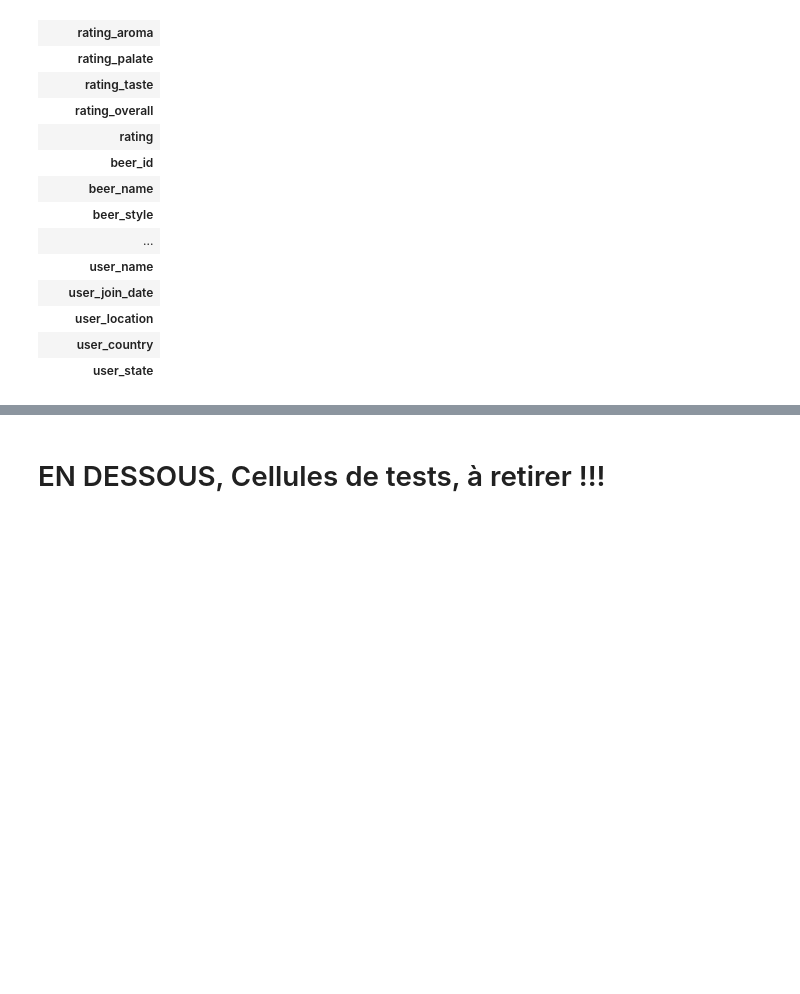
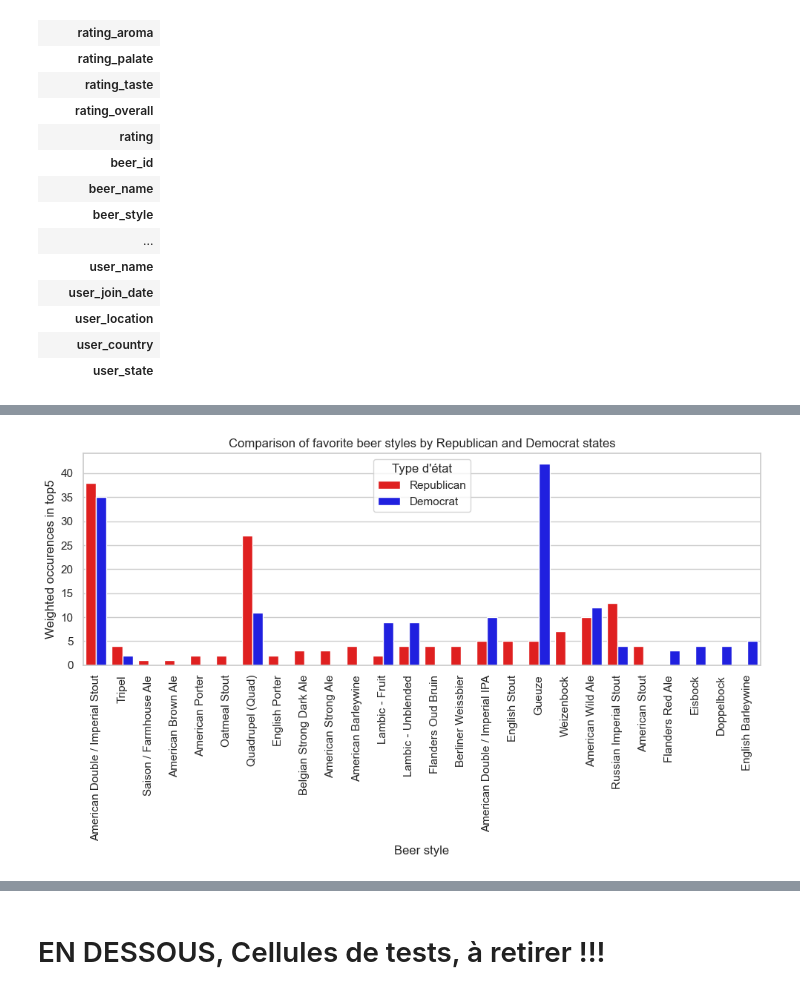
Before and after one commit to epfl-ada/ada-2024-project-casiervert952, a Jupyter notebook: analysis.ipynb, the cells around one changed output, grey strips where cells are left out. Saved outputs shown, nothing was run; the diff lists cells and outputs as text; code cells hidden in the pictures; blank space fills up the shorter version.

```diff
--- a/analysis.ipynb
+++ b/analysis.ipynb
@@ -832,3 +816,48 @@ display(pd_top5_democrat)
+# %%
+#Add weight in counts, from top1 to top5 : weights = [5,4,3,2,1]
+x = pd.Series()
+for i in range(pd_top5_republican.shape[0]):
+    weight = 5-i
+    #display(pd_top5_republican.drop(['Top 5'],axis = 1).loc[i].value_counts()*weight)
+    x = pd.concat((x,pd_top5_republican.drop(['Top 5'],axis = 1).loc[i].value_counts()*weight))
+
+y = pd.Series()
+for i in range(pd_top5_democrat.shape[0]):
+    weight = 5-i
+    y = pd.concat((y,pd_top5_democrat.drop(['Top 5'],axis = 1).loc[i].value_counts()*weight))
+
+x = x.groupby(x.index).sum().sort_values(ascending=False)
+y = y.groupby(y.index).sum().sort_values(ascending=False)
+
+rep_top = pd.DataFrame({
+    'Beer styles': x.index,
+    'Weighted count' : x.values,
+})
+dem_top = pd.DataFrame({
+    'Beer styles': y.index,
+    'Weighted count' : y.values,
+})
+
+rep_top['State type'] = 'Republican'
+dem_top['State type'] = 'Democrat'
+# %%
+df_combined = pd.concat([rep_top,dem_top]).sort_values(by = ['State type'],ascending=False)
+# Créer le graphique
+plt.figure(figsize=(10, 6))
+sns.barplot(x='Beer styles', y='Weighted count', hue='State type', data=df_combined,palette={'Democrat': 'blue', 'Republican': 'red'})
+
+# Ajouter des titres et des labels
+plt.title('Comparison of favorite beer styles by Republican and Democrat states')
+plt.xlabel('Beer style')
+plt.ylabel('Weighted occurences in top5')
+plt.xticks(rotation=90)  # Tourner les étiquettes des styles pour plus de lisibilité
+plt.legend(title='Type d\'état')
+
+# Afficher le graphique
+plt.tight_layout()
+plt.show()
+# %% [output]
+[figure, added]
 # %%
 
 styles_rep = []
```
Also changed, not shown: parts of 22 cells of this notebook, 1 other file.
